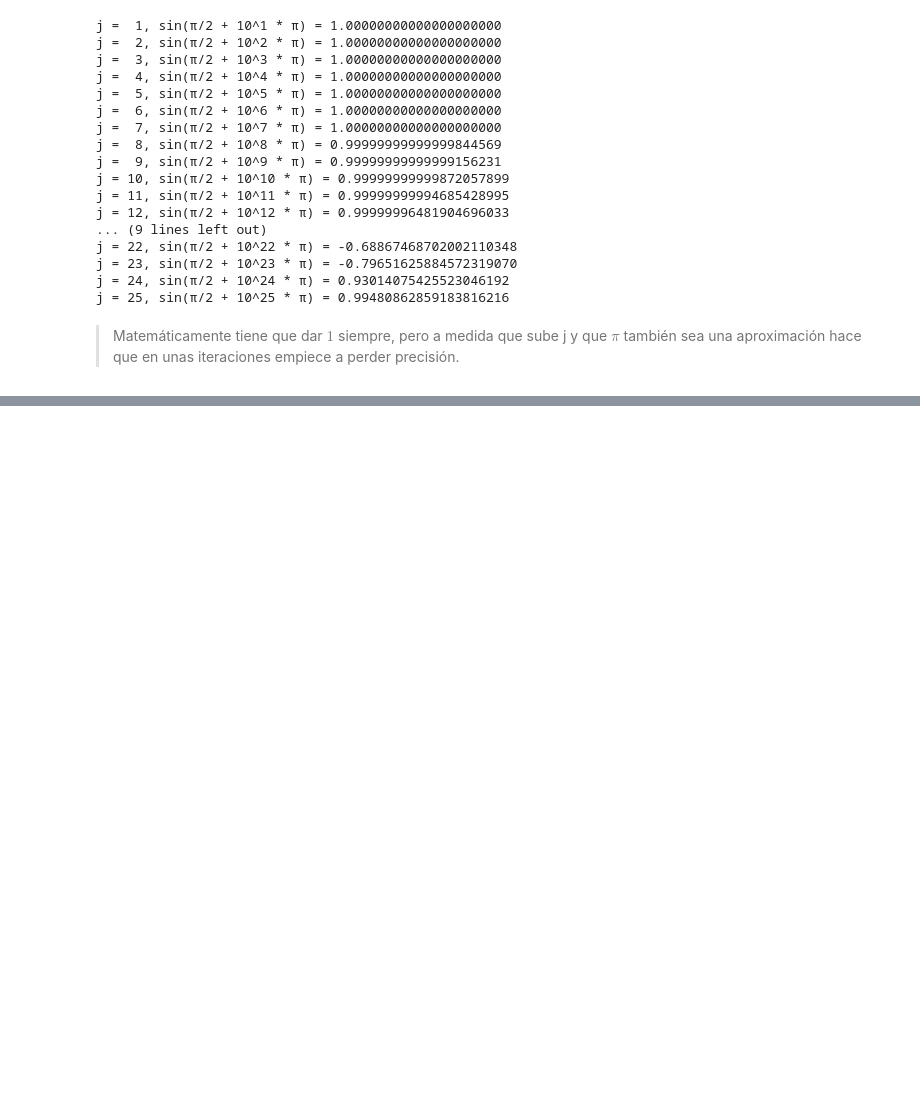
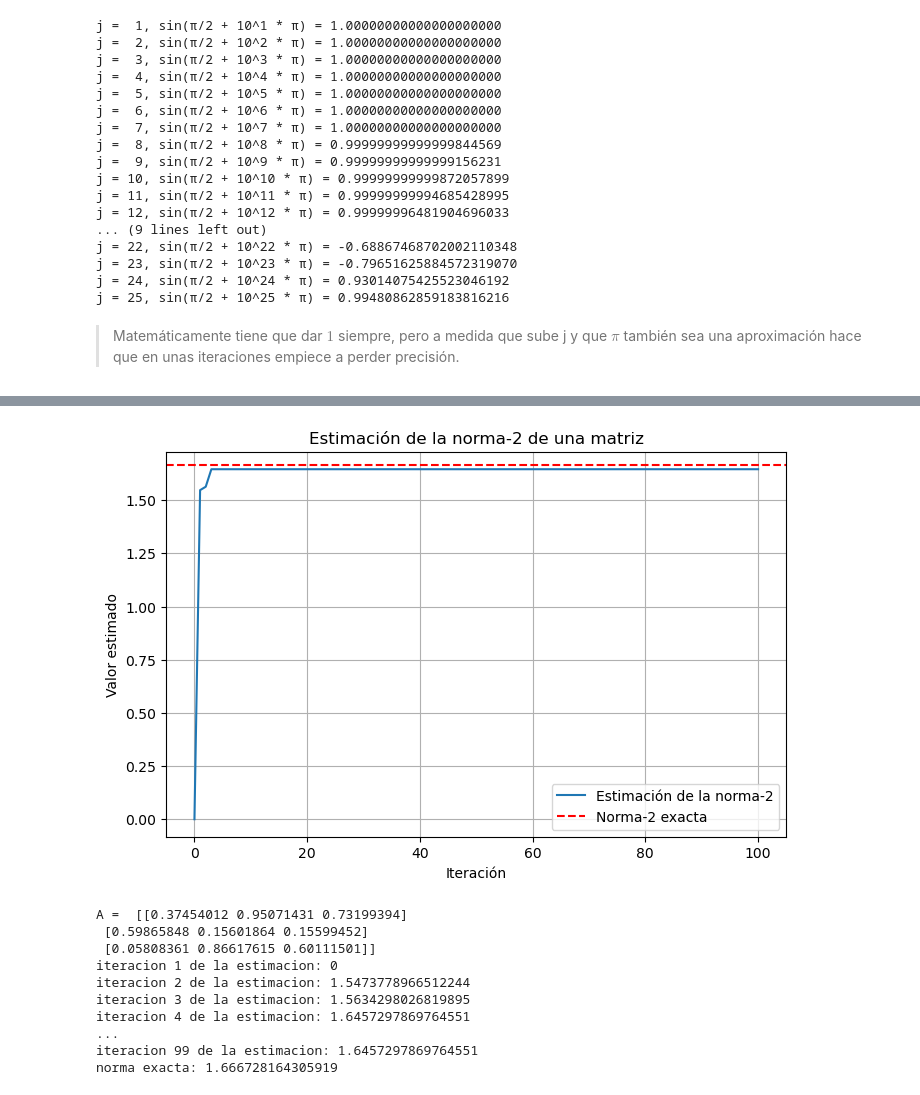
Before and after one commit to malei-dc/ALC, a Jupyter notebook: Guias-Ejercicios/Practica2/practica2.ipynb, the cells around one changed output, grey strips where cells are left out. Cells and saved outputs as stored; diff of their text form; code cells hidden in the pictures; blank space fills up the shorter version.

```diff
--- a/Guias-Ejercicios/Practica2/practica2.ipynb
+++ b/Guias-Ejercicios/Practica2/practica2.ipynb
@@ -386,0 +402,62 @@ j = 25, sin(π/2 + 10^25 * π) = 0.99480862859183816216
+# %%
+import numpy as np
+import matplotlib.pyplot as plt
+
+def estimar_norma2(A, pasos=100):
+    n = A.shape[0]
+    s = [0]  # sucesión s1 = 0
+
+    for _ in range(pasos):
+        # Generar un vector aleatorio en la bola unitaria de R^n
+        x = np.random.randn(n)  # muestra de una normal estándar
+        x /= np.linalg.norm(x)  # normaliza para que quede en la esfera
+        r = np.random.rand() ** (1/n)  # factor radial para estar en la bola unitaria
+        x *= r  # escala dentro de la bola unitaria
+
+        # Calcular el cociente de normas
+        cociente = np.linalg.norm(A @ x, 2) / np.linalg.norm(x, 2)
+
+        # Actualizar la sucesión
+        s.append(max(s[-1], cociente))
+
+    return s
+
+# creo matriz aleatoria
+np.random.seed(42)  # para reproducibilidad
+A = np.random.rand(3, 3)  # matriz aleatoria de 3x3
+
+# Estimar la norma
+s = estimar_norma2(A)
+norma_exacta = np.linalg.norm(A, 2)
+
+# Graficar la sucesión y la norma exacta
+plt.figure(figsize=(8, 5))
+plt.plot(s, label='Estimación de la norma-2')
+plt.axhline(y=norma_exacta, color='r', linestyle='--', label='Norma-2 exacta')
+plt.xlabel('Iteración')
+plt.ylabel('Valor estimado')
+plt.title('Estimación de la norma-2 de una matriz')
+plt.legend()
+plt.grid(True)
+plt.show()
+
+print("A = ", A)
+print("iteracion 1 de la estimacion:", s[0])
+print("iteracion 2 de la estimacion:", s[1])
+print("iteracion 3 de la estimacion:", s[2])
+print("iteracion 4 de la estimacion:", s[3])
+print("...")
+print("iteracion 99 de la estimacion:", s[98])
+print("norma exacta:", norma_exacta)
+# %% [output]
+[figure, added]
+A =  [[0.37454012 0.95071431 0.73199394]
+ [0.59865848 0.15601864 0.15599452]
+ [0.05808361 0.86617615 0.60111501]]
+iteracion 1 de la estimacion: 0
+iteracion 2 de la estimacion: 1.5473778966512244
+iteracion 3 de la estimacion: 1.5634298026819895
+iteracion 4 de la estimacion: 1.6457297869764551
+...
+iteracion 99 de la estimacion: 1.6457297869764551
+norma exacta: 1.666728164305919
```
Also changed, not shown: parts of 1 cell of this notebook, 3 other files.
